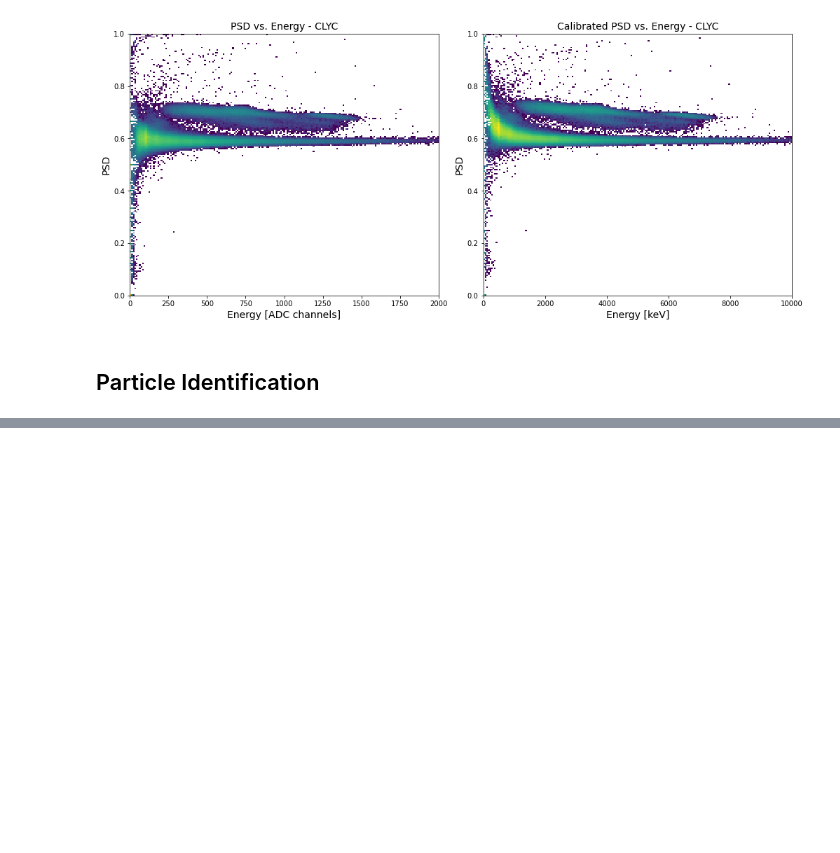
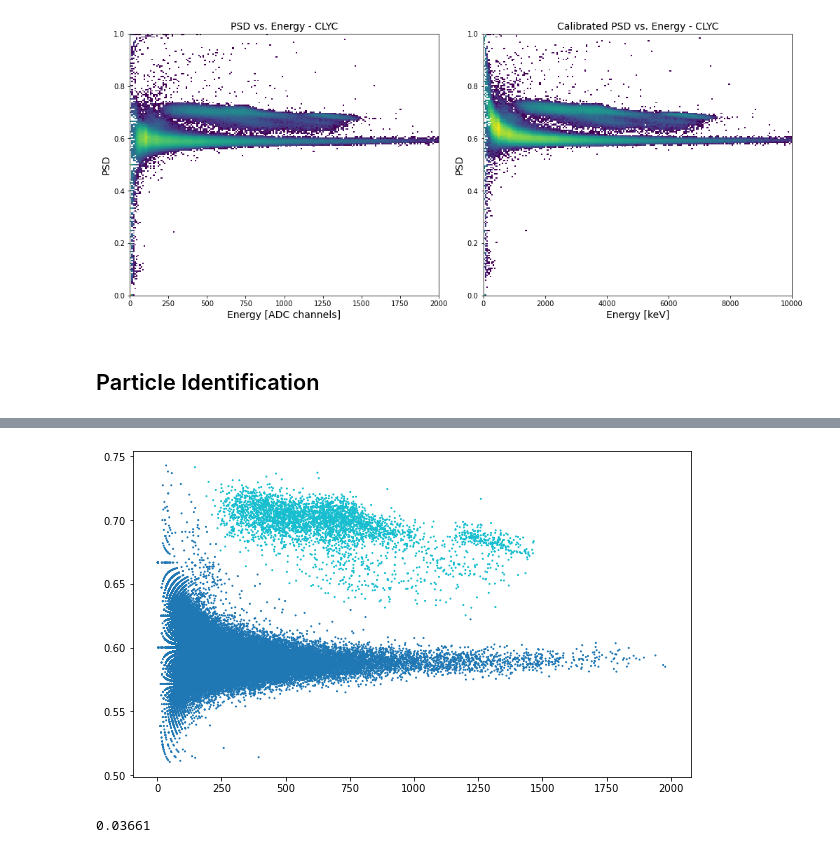
Before and after one commit to niklai99/advanced-laboratory, a Jupyter notebook: beam-analysis/particle-identification.ipynb, the cells around one changed output, grey strips where cells are left out. Drawn from its saved outputs; the diff is of its cells as text; code cells hidden in the pictures; blank space fills up the shorter version.

```diff
--- a/beam-analysis/particle-identification.ipynb
+++ b/beam-analysis/particle-identification.ipynb
@@ -287,0 +419,15 @@ KeyboardInterrupt:
+# %%
+# build a classifier to distinguish between the two clusters and train it on the subset of the data
+
+inputs = tf.keras.layers.Input(shape=(input_dim,), name="classifier_input")
+dense = tf.keras.layers.Dense(32, activation="relu", name="classifier_layer_1")(inputs)
+dense = tf.keras.layers.Dense(32, activation="relu", name="classifier_layer_2")(dense)
+dense = tf.keras.layers.Dense(32, activation="relu", name="classifier_layer_3")(dense)
+dense = tf.keras.layers.Dense(32, activation="relu", name="classifier_layer_4")(dense)
+outputs = tf.keras.layers.Dense(1, activation="sigmoid", name="classifier_output")(dense)
+
+model = tf.keras.Model(inputs, outputs, name="classifier")
+
+model.compile(optimizer=tf.keras.optimizers.Adam(), loss=tf.keras.losses.BinaryCrossentropy(), metrics=["accuracy"])
+
+model.summary()
@@ -287,0 +452,7 @@ KeyboardInterrupt:
+# %%
+# scale the data
+X = scaler.fit_transform(df_subset[['energy', 'psd']])
+Y = df_subset['cluster']
+
+# train the model
+model.fit(X, Y, epochs=10, batch_size=50, shuffle=True, validation_split=0.2)
@@ -287,0 +483,4 @@ KeyboardInterrupt:
+# %%
+test_data = df_cluster.sample(100000)
+
+pred = model.predict(scaler.transform(test_data[['energy', 'psd']]))
@@ -287,0 +491,12 @@ KeyboardInterrupt:
+# %%
+# turn predictions into either 0 or 1 depending on the threshold value of 0.5
+pred_int = np.where(pred > 0.5, 1, 0)
+# %%
+# visualize the predictions
+fig, ax = plt.subplots(1, 1, figsize=(10, 6))
+
+ax.scatter(test_data['energy'], test_data['psd'], c=pred_int, s=1, cmap="tab10")
+
+plt.show()
+# %% [output]
+[figure, added]
@@ -287,0 +505,5 @@ KeyboardInterrupt:
+# %%
+# fraction of points that are predicted to be in cluster 1
+print(counts[1] / counts.sum())
+# %% [output]
+0.03661
```
Also changed, not shown: parts of 21 cells of this notebook.
